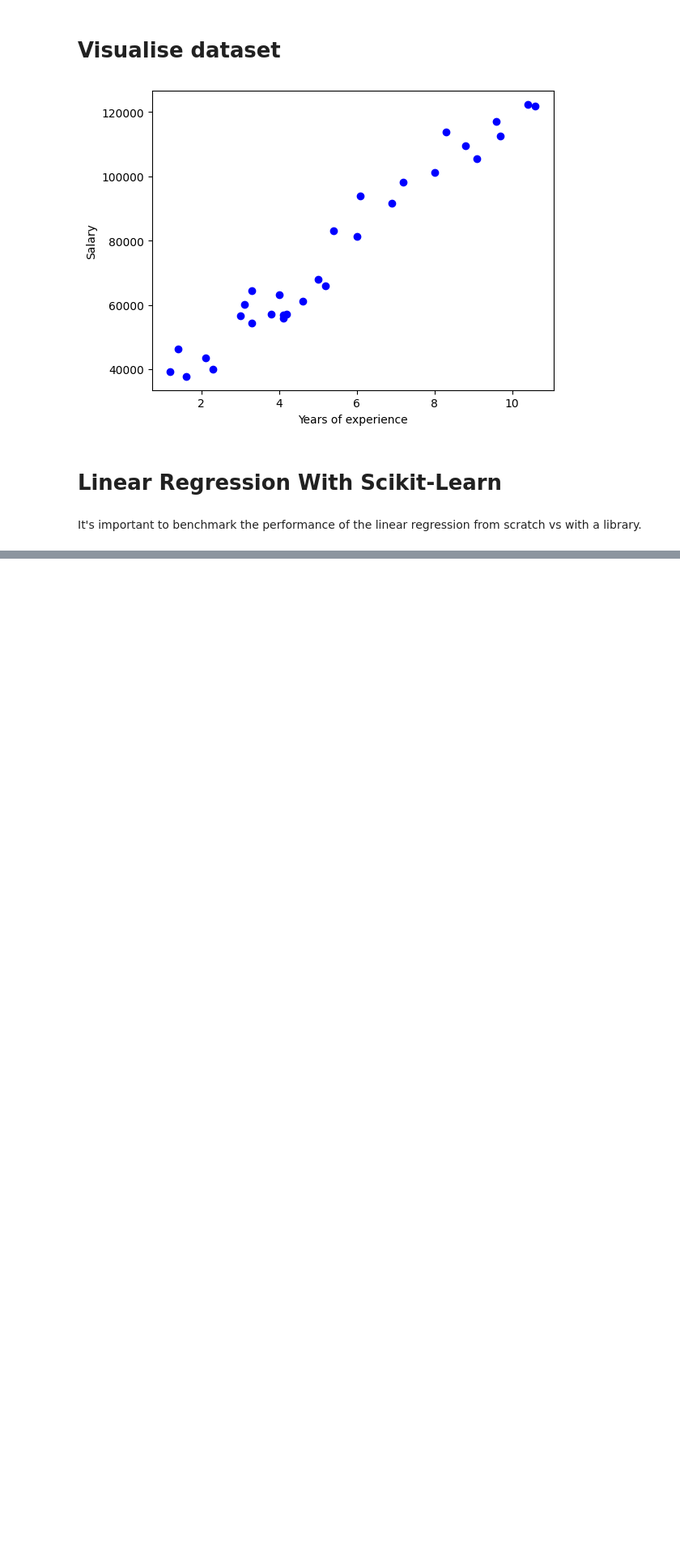
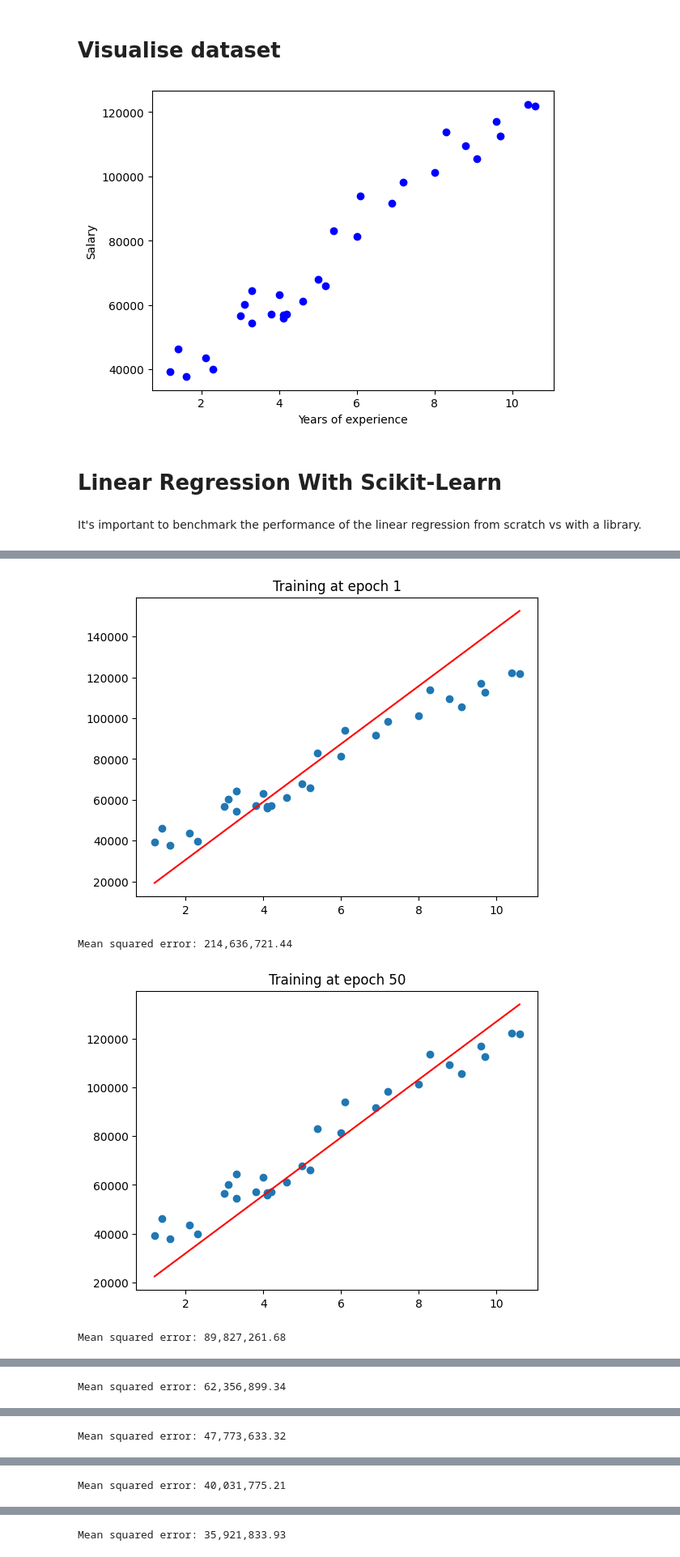
Before and after one commit to xaveryh/linear_regression_from_scratch, a Jupyter notebook: from_scratch.ipynb, the cells around one changed output, grey strips where cells are left out. Shown at 81% size. Drawn from its saved outputs; the diff is of its cells as text; code cells hidden in the pictures; blank space fills up the shorter version.

Commit message:
Finished linear regression from scratch notebook

```diff
--- a/from_scratch.ipynb
+++ b/from_scratch.ipynb
@@ -68,0 +195,24 @@ plt.show()
+# %%
+def gradient_descent(model, loss_fn, LR_RATE=1e-3):
+    for param_it in range(len(model.parameters)):
+        differentiated_loss_value = 0
+        # Differentiate the loss function and calculate the loss over all of the training samples
+        for i in range(len(df)):
+            # Preprocess the row to include an extra feature at index 0. This feature is used to calculate the intercept of the model
+            train_row = df.iloc[i]
+            one = pd.Series(1.0)
+            train_row = pd.concat([one, train_row]).tolist()
+            y_row = y[i].item()
+
+
+            loss_fn_differentiated = loss_fn.equation.diff(IndexedBase("Theta")[param_it])
+            differentiated_loss_value += loss_fn_differentiated.subs([("Theta", Array(model.parameters)), ("x", Array(train_row)), ("y_true", y_row)])
+
+        differentiated_loss_value /= 2
+
+        # Adjust per the learning rate
+        differentiated_loss_value *= LR_RATE
+        # Calculate the new parameter weight and assign it
+        model.parameters[param_it] = model.parameters[param_it] - differentiated_loss_value
+
+        return differentiated_loss_value
@@ -68,0 +221,26 @@ plt.show()
+# %%
+# Training parameters
+LR_RATE = 1e-3
+
+NUM_FEATURES = len(df.columns)
+model = LinearRegressionModel(NUM_FEATURES)
+loss_fn = MSELoss(model.equation)
+epoch = 0
+
+# Train number amount of epochs
+while True:
+    # Per epoch, do gradient descent step on each of the model's parameters
+    differentiated_loss_value = gradient_descent(model, loss_fn, LR_RATE)
+
+    epoch += 1
+    if epoch == 1 or (epoch <= 300 and epoch % 50 == 0) or (epoch > 300 and epoch % 250 == 0):
+        mse_score = eval_model(model, f"Training at epoch {epoch}")
+
+
+    if abs(differentiated_loss_value) <= LR_RATE:
+        break
+# %% [output]
+[figure, added]
+Mean squared error: 214,636,721.44
+[figure, added]
+Mean squared error: 89,827,261.68
@@ -68,0 +248 @@ plt.show()
+Mean squared error: 62,356,899.34
@@ -68,0 +250 @@ plt.show()
+Mean squared error: 47,773,633.32
@@ -68,0 +252 @@ plt.show()
+Mean squared error: 40,031,775.21
@@ -68,0 +254 @@ plt.show()
+Mean squared error: 35,921,833.93
```
Also changed, not shown: parts of 18 cells of this notebook, 1 other file.
